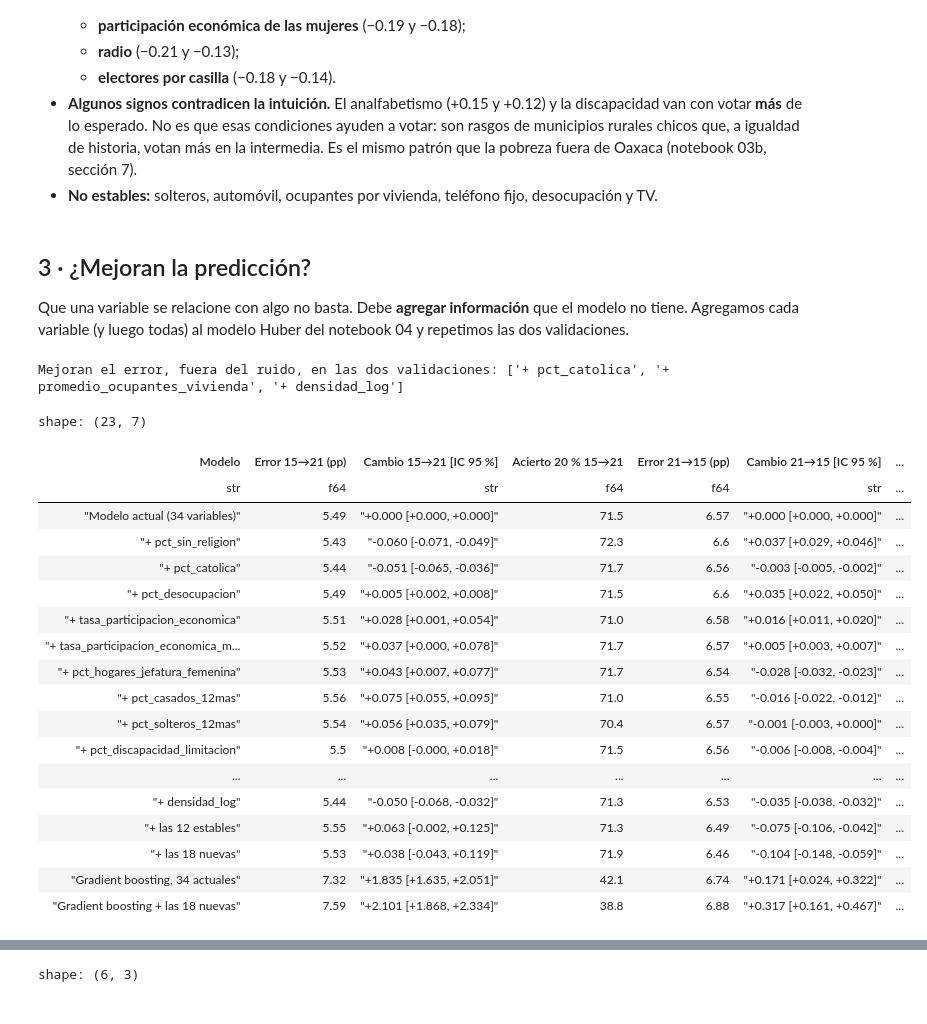
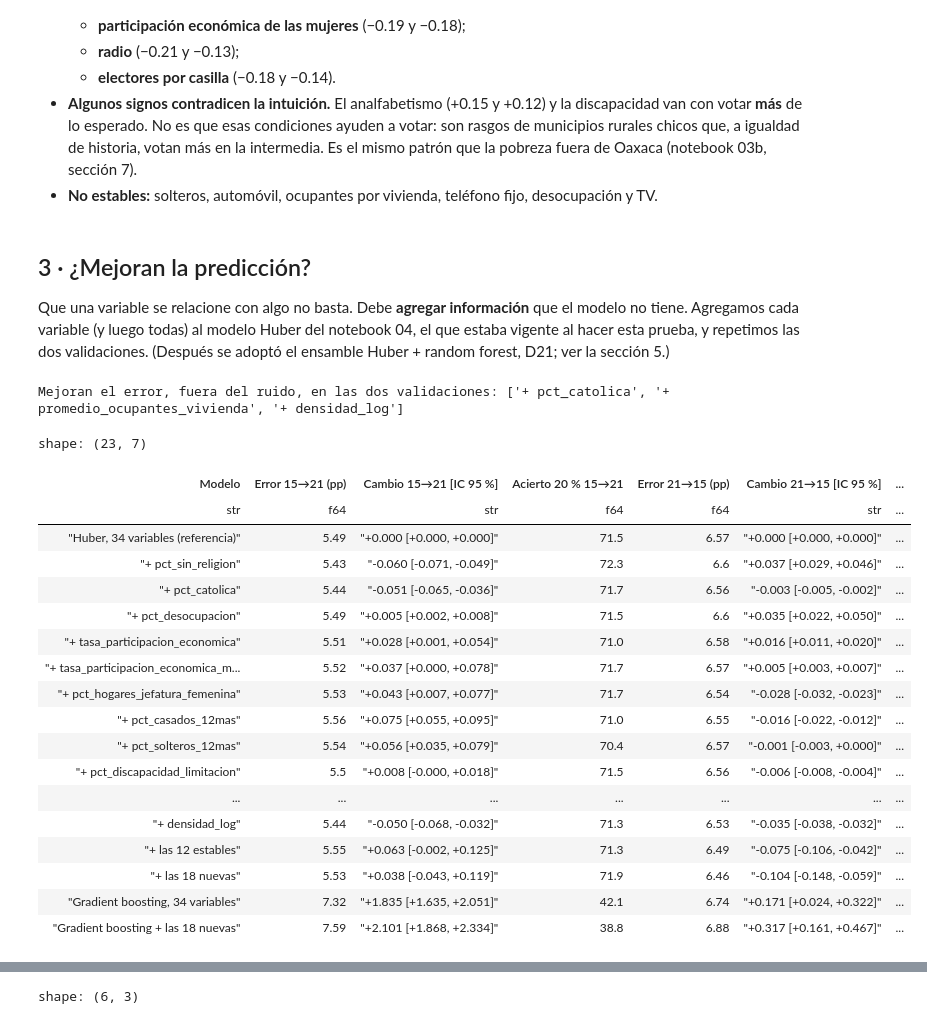
Before and after one commit to JorgeTato99/ine-hackathon-2026, a Jupyter notebook: notebooks/04b_fuentes_adicionales_e_importancia.ipynb, the cells around one changed output, grey strips where cells are left out. Cells and saved outputs as stored; diff of their text form; code cells hidden in the pictures.

```diff
--- a/notebooks/04b_fuentes_adicionales_e_importancia.ipynb
+++ b/notebooks/04b_fuentes_adicionales_e_importancia.ipynb
@@ -212,7 +214,7 @@ shape: (18, 4)
 # %% [markdown]
 ## 3 · ¿Mejoran la predicción?
 
-Que una variable se relacione con algo no basta. Debe **agregar información** que el modelo no tiene. Agregamos cada variable (y luego todas) al modelo Huber del notebook 04 y repetimos las dos validaciones.
+Que una variable se relacione con algo no basta. Debe **agregar información** que el modelo no tiene. Agregamos cada variable (y luego todas) al modelo Huber del notebook 04, el que estaba vigente al hacer esta prueba, y repetimos las dos validaciones. (Después se adoptó el ensamble Huber + random forest, D21; ver la sección 5.)
 # %%
 HISTORIA = ['desviacion_presidencial', 'desviacion_intermedia_previa', 'vecinos_desviacion_presidencial']
 LOCALES = ['gobernador_mismo_dia_intermedia', 'diputacion_local_mismo_dia_intermedia', 'ayuntamiento_mismo_dia_intermedia',
@@ -237,36 +239,36 @@ SENTIDOS = [('aprende de 2015, predice 2021', A15, A21), ('aprende de 2021, pred
 def predecir(modelo, cols, A, B):
     return modelo().fit(A.select(cols).to_numpy().astype(float), A['desviacion_objetivo'].to_numpy()).predict(B.select(cols).to_numpy().astype(float))
 base = {n: predecir(huber, TODAS, A, B) for n, A, B in SENTIDOS}
 
 def comparar(etiqueta, modelo, cols, veces=1000):
     fila = {'Modelo': etiqueta}
     for n, A, B in SENTIDOS:
         y = B['desviacion_objetivo'].to_numpy(); p = predecir(modelo, cols, A, B)
         dif = error_centrado(y, p) - error_centrado(y, base[n])
         bs = [dif[i].mean() for i in (rng.integers(0, len(dif), len(dif)) for _ in range(veces))]
         corto = '15→21' if n.startswith('aprende de 2015') else '21→15'
         fila[f'Error {corto} (pp)'] = round(error_centrado(y, p).mean(), 2)
         fila[f'Cambio {corto} [IC 95 %]'] = f'{dif.mean():+.3f} [{np.percentile(bs, 2.5):+.3f}, {np.percentile(bs, 97.5):+.3f}]'
         fila[f'Acierto 20 % {corto}'] = round(acierto_20(y, p) * 100, 1)
         fila[f'_mejora_{corto}'] = bool(np.percentile(bs, 97.5) < 0)
     return fila
 
-filas = [comparar('Modelo actual (34 variables)', huber, TODAS)]
+filas = [comparar('Huber, 34 variables (referencia)', huber, TODAS)]
 filas += [comparar(f'+ {v}', huber, TODAS + [v]) for v in NUEVAS]
 filas.append(comparar(f'+ las {estabilidad["estable"].sum()} estables', huber, TODAS + estabilidad.filter(pl.col('estable'))['variable'].to_list()))
 filas.append(comparar('+ las 18 nuevas', huber, TODAS + NUEVAS))
-filas.append(comparar('Gradient boosting, 34 actuales', boosting, TODAS))
+filas.append(comparar('Gradient boosting, 34 variables', boosting, TODAS))
 filas.append(comparar('Gradient boosting + las 18 nuevas', boosting, TODAS + NUEVAS))
 resultado = pl.DataFrame(filas)
 mejoran_en_las_dos = resultado.filter(pl.col('_mejora_15→21') & pl.col('_mejora_21→15'))['Modelo'].to_list()
 print('Mejoran el error, fuera del ruido, en las dos validaciones:', mejoran_en_las_dos)
 resultado.drop('_mejora_15→21', '_mejora_21→15')
 # %% [output]
 Mejoran el error, fuera del ruido, en las dos validaciones: ['+ pct_catolica', '+ promedio_ocupantes_vivienda', '+ densidad_log']
 shape: (23, 7)
 | Modelo | Error 15→21 (pp) | Cambio 15→21 [IC 95 %] | Acierto 20 % 15→21 | Error 21→15 (pp) | Cambio 21→15 [IC 95 %] | ... |
 | str | f64 | str | f64 | f64 | str | ... |
-| "Modelo actual (34 variables)" | 5.49 | "+0.000 [+0.000, +0.000]" | 71.5 | 6.57 | "+0.000 [+0.000, +0.000]" | ... |
+| "Huber, 34 variables (referencia)" | 5.49 | "+0.000 [+0.000, +0.000]" | 71.5 | 6.57 | "+0.000 [+0.000, +0.000]" | ... |
 | "+ pct_sin_religion" | 5.43 | "-0.060 [-0.071, -0.049]" | 72.3 | 6.6 | "+0.037 [+0.029, +0.046]" | ... |
 | "+ pct_catolica" | 5.44 | "-0.051 [-0.065, -0.036]" | 71.7 | 6.56 | "-0.003 [-0.005, -0.002]" | ... |
 | "+ pct_desocupacion" | 5.49 | "+0.005 [+0.002, +0.008]" | 71.5 | 6.6 | "+0.035 [+0.022, +0.050]" | ... |
@@ -280,6 +282,6 @@ shape: (23, 7)
 | "+ densidad_log" | 5.44 | "-0.050 [-0.068, -0.032]" | 71.3 | 6.53 | "-0.035 [-0.038, -0.032]" | ... |
 | "+ las 12 estables" | 5.55 | "+0.063 [-0.002, +0.125]" | 71.3 | 6.49 | "-0.075 [-0.106, -0.042]" | ... |
 | "+ las 18 nuevas" | 5.53 | "+0.038 [-0.043, +0.119]" | 71.9 | 6.46 | "-0.104 [-0.148, -0.059]" | ... |
-| "Gradient boosting, 34 actuales" | 7.32 | "+1.835 [+1.635, +2.051]" | 42.1 | 6.74 | "+0.171 [+0.024, +0.322]" | ... |
+| "Gradient boosting, 34 variables" | 7.32 | "+1.835 [+1.635, +2.051]" | 42.1 | 6.74 | "+0.171 [+0.024, +0.322]" | ... |
 | "Gradient boosting + las 18 nuevas" | 7.59 | "+2.101 [+1.868, +2.334]" | 38.8 | 6.88 | "+0.317 [+0.161, +0.467]" | ... |
 # %% [markdown]
```
Also changed, not shown: parts of 12 cells of this notebook, 3 other files.
